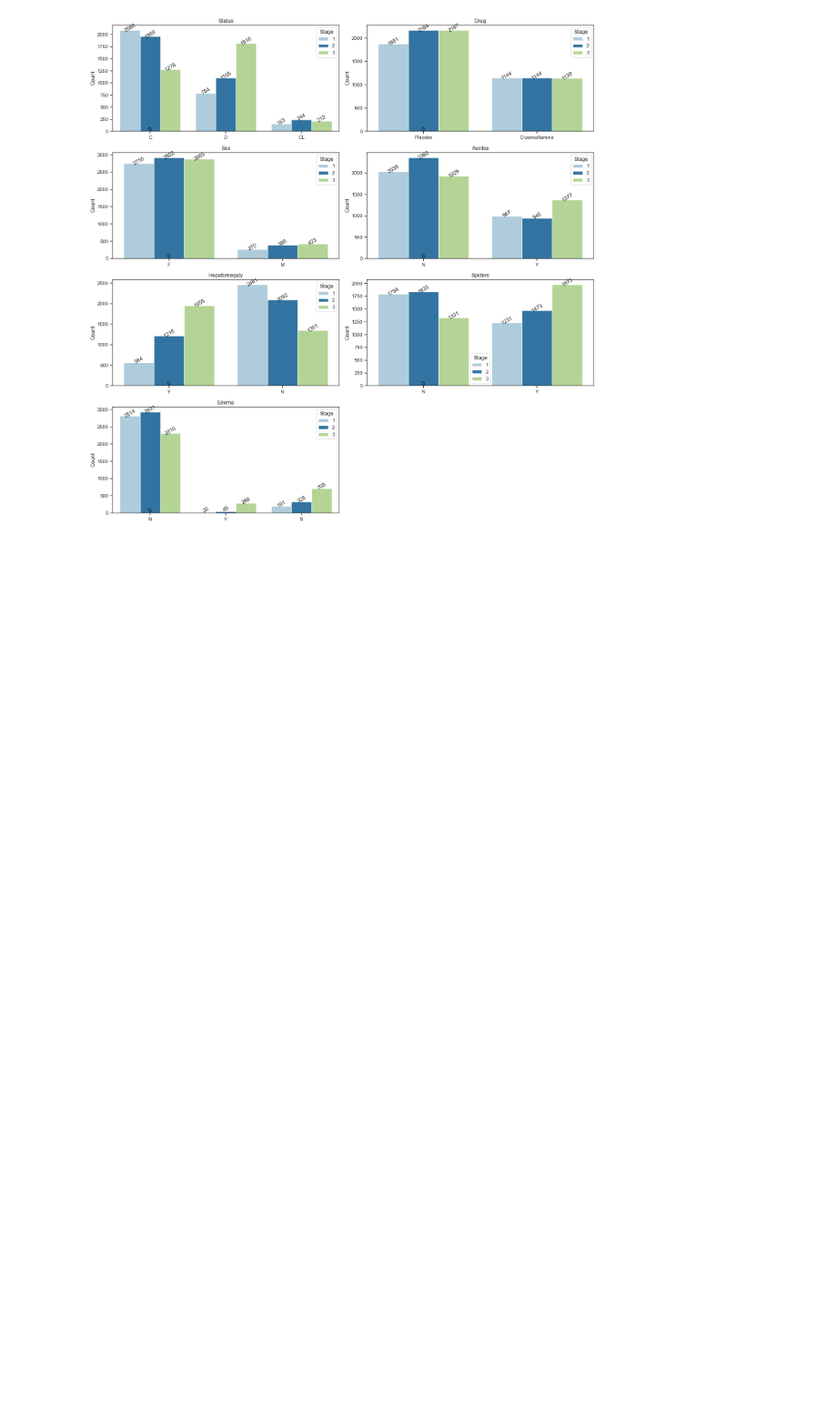
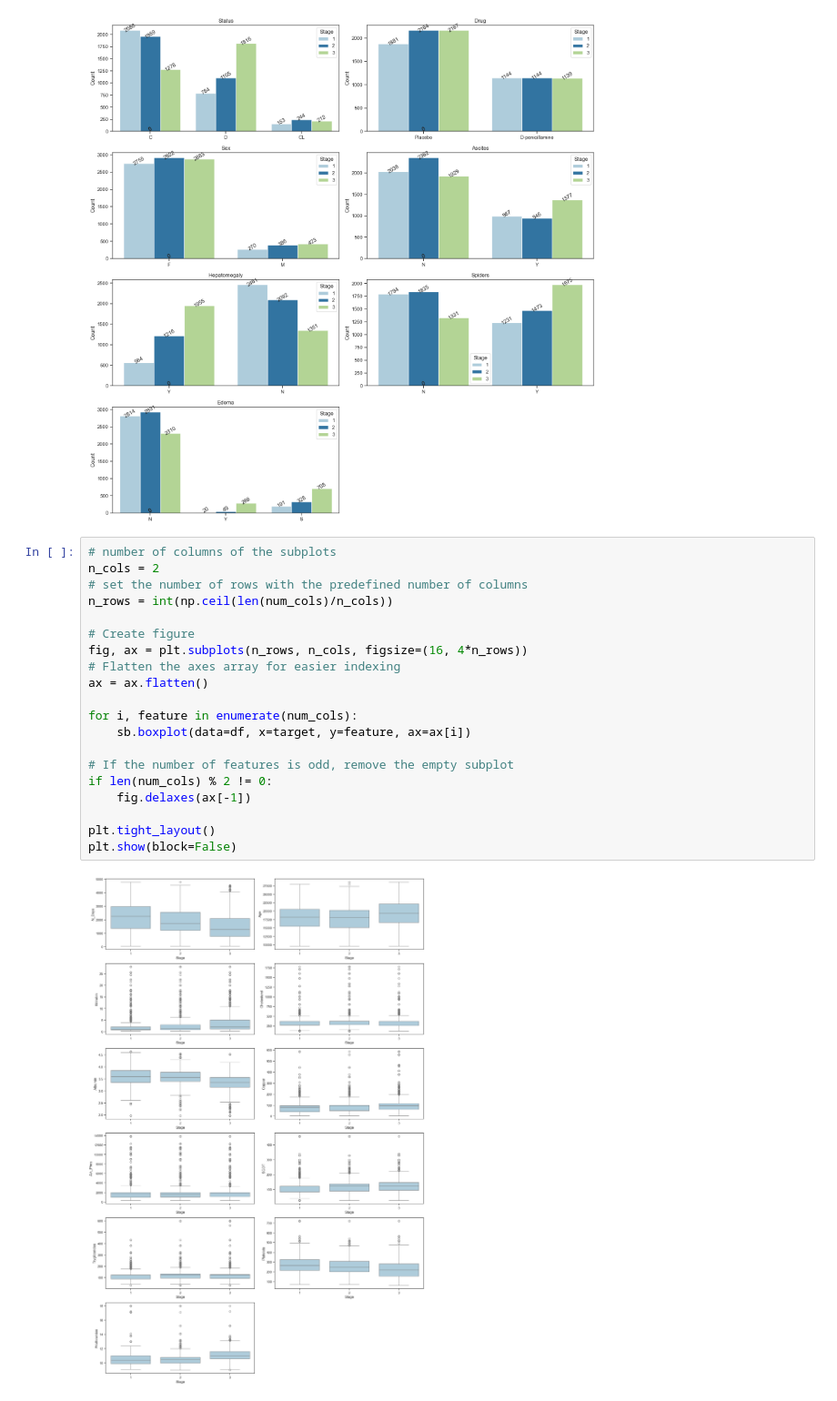
Before and after one commit to muscak/Liver-Cirrhosis-Stage-Prediction, a Jupyter notebook: Notebooks/Liver Cirrhosis Stage Prediction - EDA.ipynb, the cells around one changed output. Shown at 91% size. Saved outputs shown, nothing was run; the diff lists cells and outputs as text; blank space fills up the shorter version.

```diff
--- a/Notebooks/Liver Cirrhosis Stage Prediction - EDA.ipynb
+++ b/Notebooks/Liver Cirrhosis Stage Prediction - EDA.ipynb
@@ -384,3 +384,25 @@ dist_plot(df, num_cols)
 plot_counts(df, cat_features, hue=target)
 # %% [output]
 [figure]
+# %%
+# number of columns of the subplots
+n_cols = 2
+# set the number of rows with the predefined number of columns
+n_rows = int(np.ceil(len(num_cols)/n_cols))
+
+# Create figure
+fig, ax = plt.subplots(n_rows, n_cols, figsize=(16, 4*n_rows))
+# Flatten the axes array for easier indexing
+ax = ax.flatten()
+
+for i, feature in enumerate(num_cols):
+    sb.boxplot(data=df, x=target, y=feature, ax=ax[i])
+
+# If the number of features is odd, remove the empty subplot
+if len(num_cols) % 2 != 0:
+    fig.delaxes(ax[-1])
+
+plt.tight_layout()
+plt.show(block=False)
+# %% [output]
+[figure, added]
```
Also changed, not shown: parts of 4 cells of this notebook, 5 other files.
